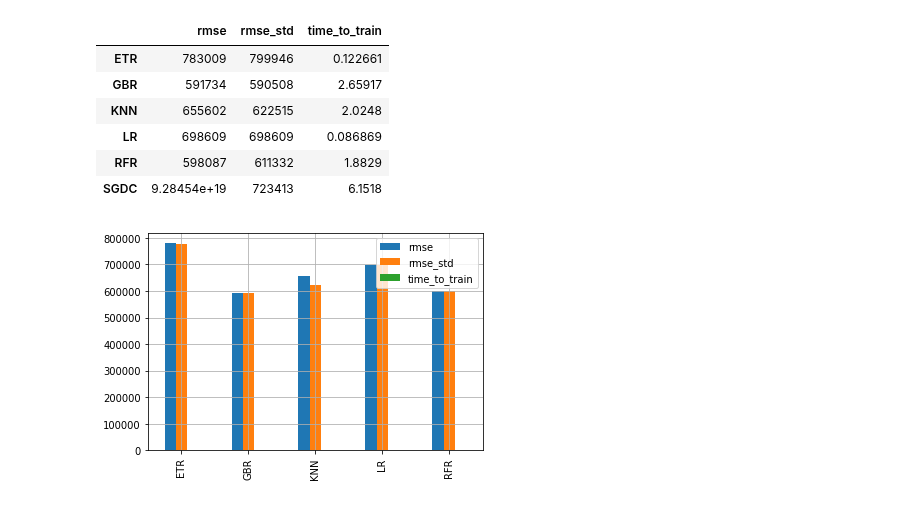
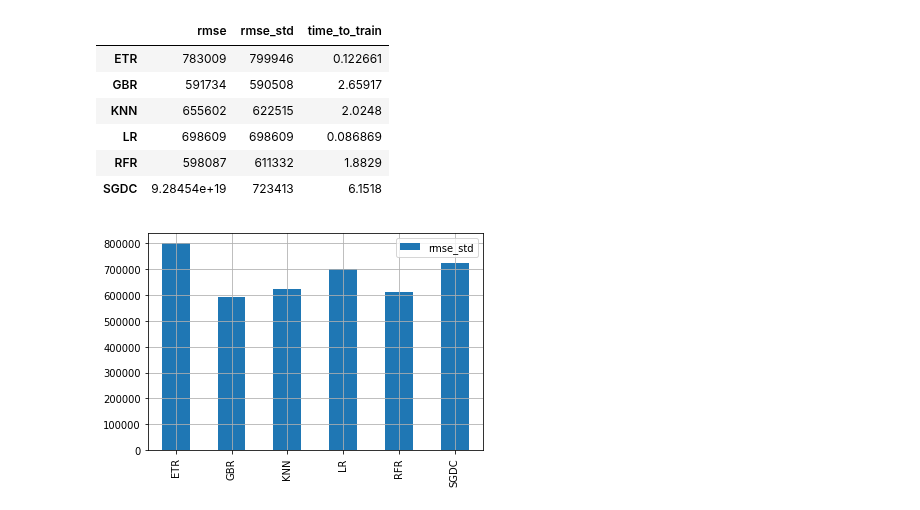
Before and after one commit to ciencia-de-dados-pratica/GEAM, a Jupyter notebook: 007/bay_area_prices.ipynb, the cells around one changed output. Drawn from its saved outputs; the diff is of its cells as text; code cells hidden in the pictures.

```diff
--- a/007/bay_area_prices.ipynb
+++ b/007/bay_area_prices.ipynb
@@ -320,6 +320,6 @@ df
 | RFR | 598087 | 611332 | 1.8829 |
 | SGDC | 9.28454e+19 | 723413 | 6.1518 |
 # %%
-df.plot(kind='bar', grid=True);
+df[['rmse_std']].plot(kind='bar', grid=True);
 # %% [output]
-[figure, old version]
+[figure, new version]
```
Also changed, not shown: parts of 3 cells of this notebook.
